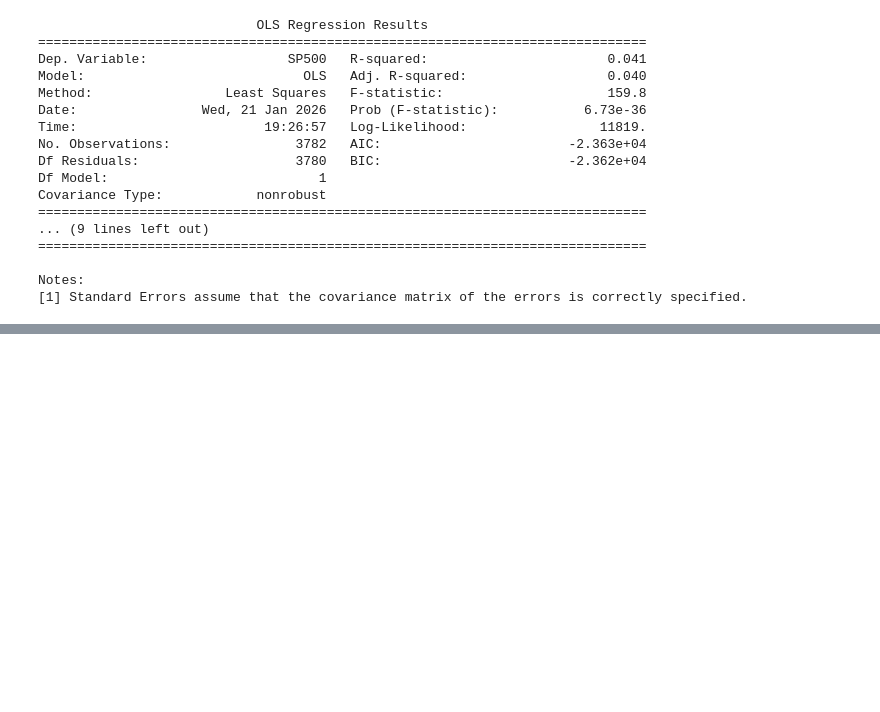
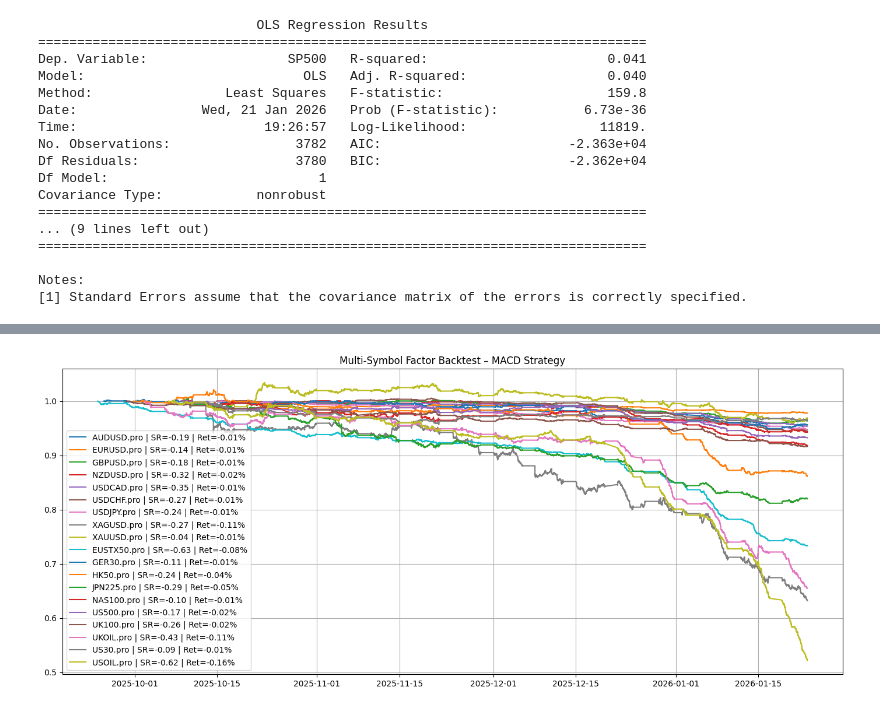
Before and after one commit to quin345/portfolio_management, a Jupyter notebook: mt5_portfolio/portfolio/playground.ipynb, the cells around one changed output, grey strips where cells are left out. Saved outputs shown, nothing was run; the diff lists cells and outputs as text; code cells hidden in the pictures; blank space fills up the shorter version.

Commit message:
factor signal generation and research

```diff
--- a/mt5_portfolio/portfolio/playground.ipynb
+++ b/mt5_portfolio/portfolio/playground.ipynb
@@ -61,0 +64,34 @@ Error:
+# %%
+import MetaTrader5 as mt5
+import pandas as pd
+
+def fetch_mt5_data(symbol="NZDUSD.pro", num_candles=99999, timeframe=mt5.TIMEFRAME_M5):
+    """
+    Fetch OHLCV data from MetaTrader 5 and return a clean DataFrame
+    with basic stats (max high, average spread).
+    """
+
+    # Initialize MT5
+    if not mt5.initialize():
+        raise RuntimeError("MT5 initialization failed")
+
+    # Ensure symbol is available
+    mt5.symbol_select(symbol, True)
+
+    # Fetch candles
+    rates = mt5.copy_rates_from_pos(symbol, timeframe, 0, num_candles)
+
+    # Shutdown MT5
+    mt5.shutdown()
+
+    # Convert to DataFrame
+    df = pd.DataFrame(rates)
+    df = df.rename(columns={"tick_volume": "volume"})
+    df["time"] = pd.to_datetime(df["time"], unit="s")
+
+    # Compute stats
+    max_high = df["high"].max()
+    avg_spread = df["spread"].mean()
+
+
+    return df, max_high, avg_spread
@@ -61,0 +348,11 @@ Error:
+# %%
+import MetaTrader5 as mt5
+import pandas as pd
+from backtest import backtest_symbols, fetch_mt5_data
+from factorsignal import generate_signal
+
+factor = "macd"
+symbols = pd.read_csv("acg_macro_signal.csv", header=None, sep="\t")[0].tolist()
+perf, returns_factor_pr = backtest_symbols(symbols, factor=factor, timeframe=timeframe)
+# %% [output]
+[figure, added]
```
Also changed, not shown: parts of 8 cells of this notebook, 6 other files.
